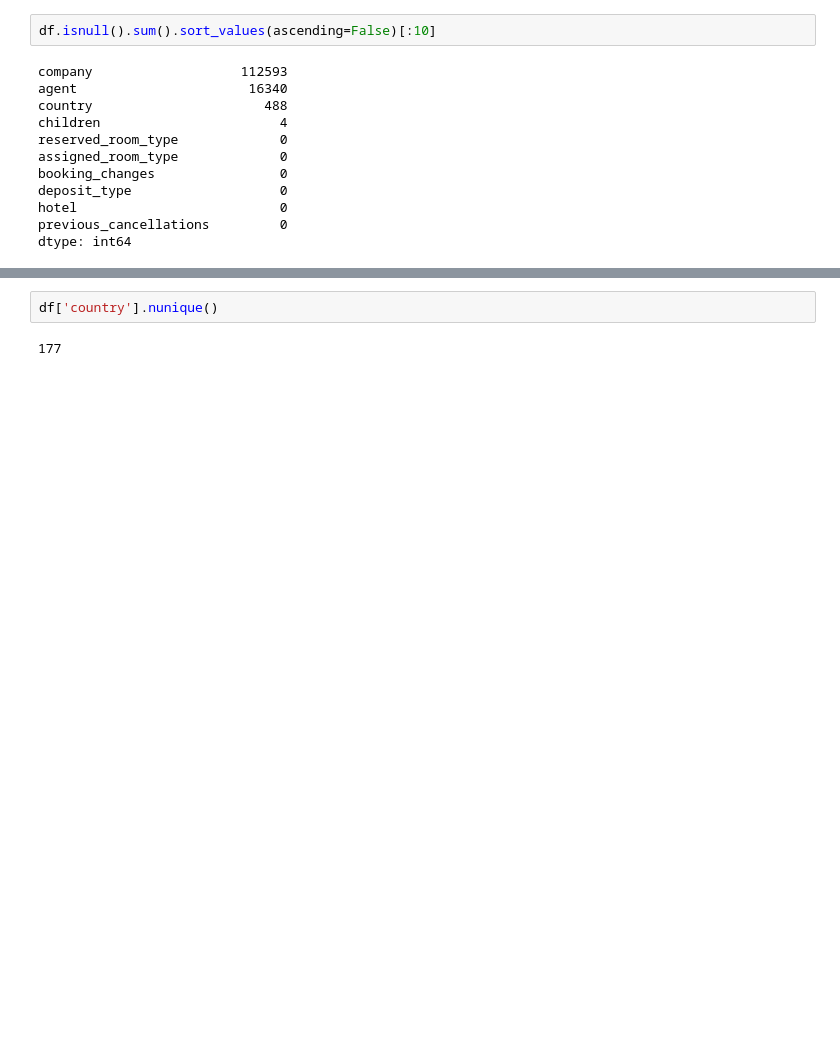
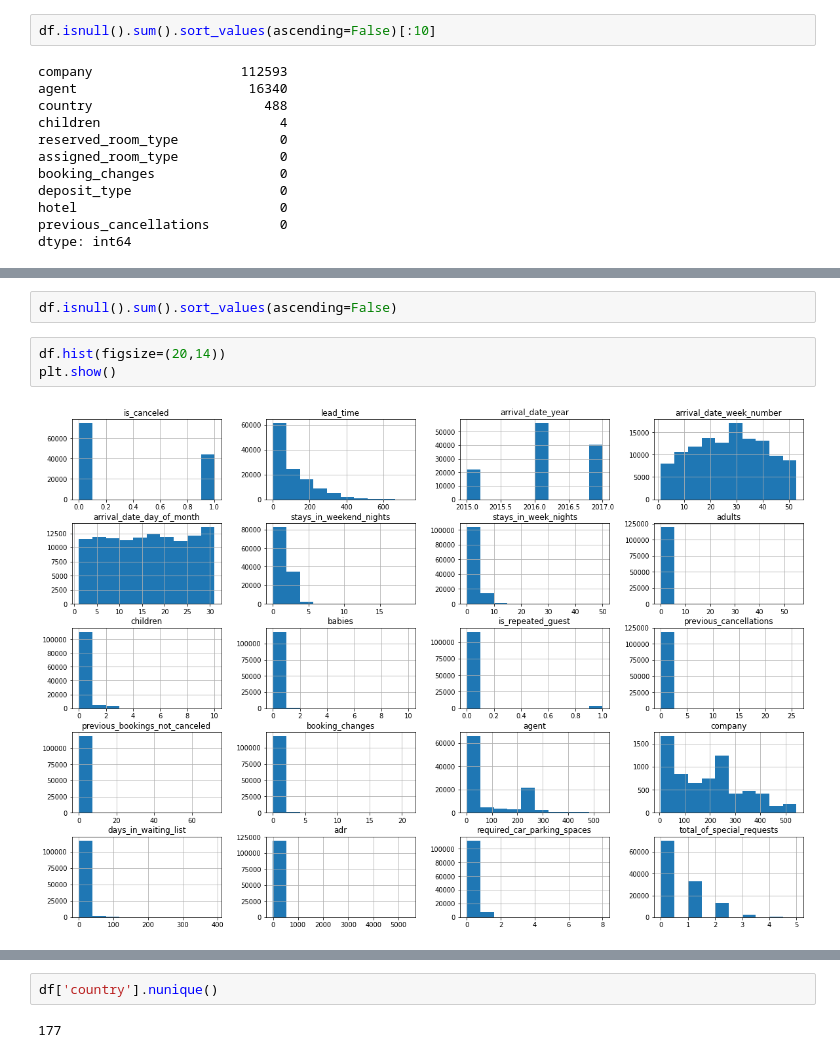
Before and after one commit to Jitesh-333/Capstone_Project, a Jupyter notebook: Hotel_Booking_Analysis_Capstone_Project.ipynb, the cells around one changed output, grey strips where cells are left out. Saved outputs shown, nothing was run; the diff lists cells and outputs as text; blank space fills up the shorter version.

```diff
--- a/Hotel_Booking_Analysis_Capstone_Project.ipynb
+++ b/Hotel_Booking_Analysis_Capstone_Project.ipynb
@@ -192,0 +116,7 @@ Name: country, Length: 119390, dtype: object
+# %%
+df.isnull().sum().sort_values(ascending=False)
+# %%
+df.hist(figsize=(20,14))
+plt.show()
+# %% [output]
+[figure, added]
```
Also changed, not shown: parts of 20 cells of this notebook.
